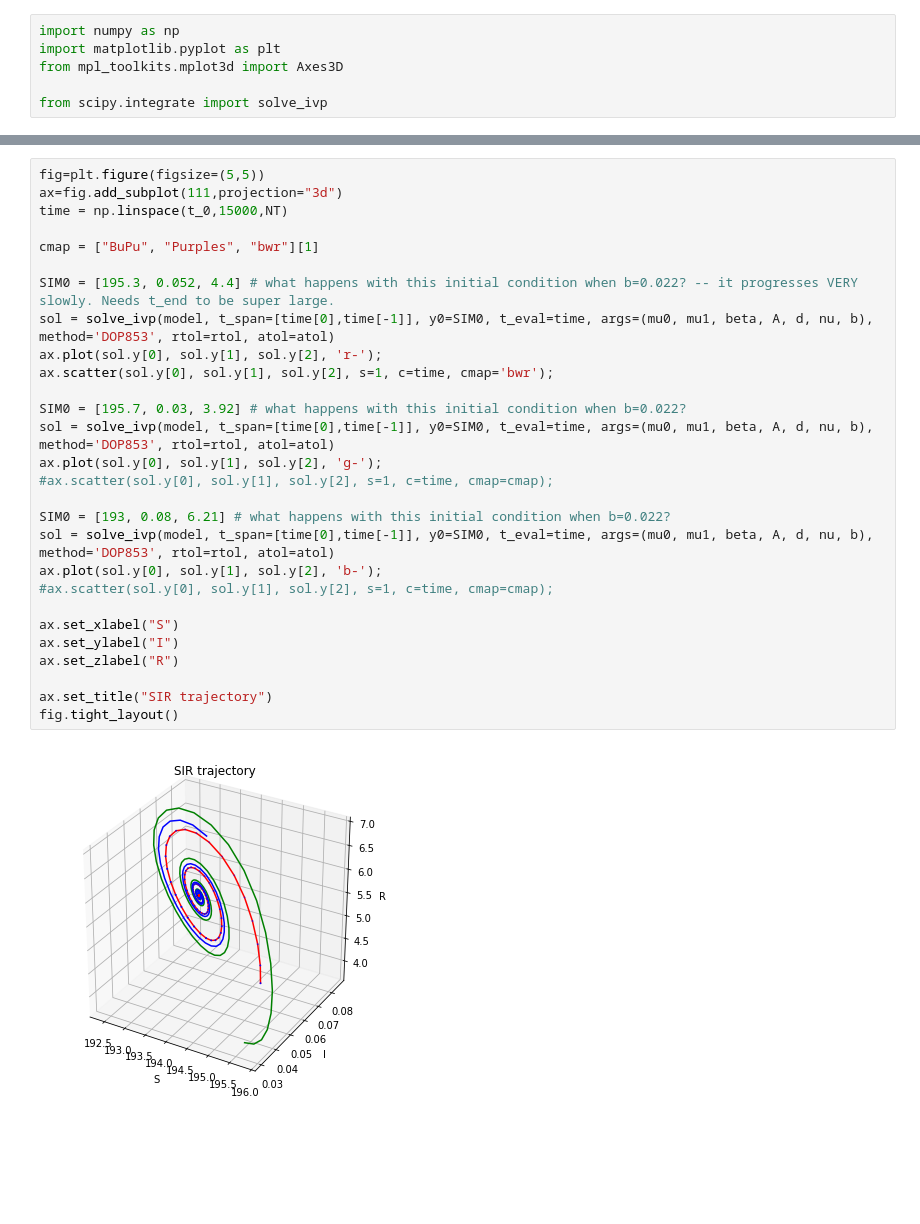
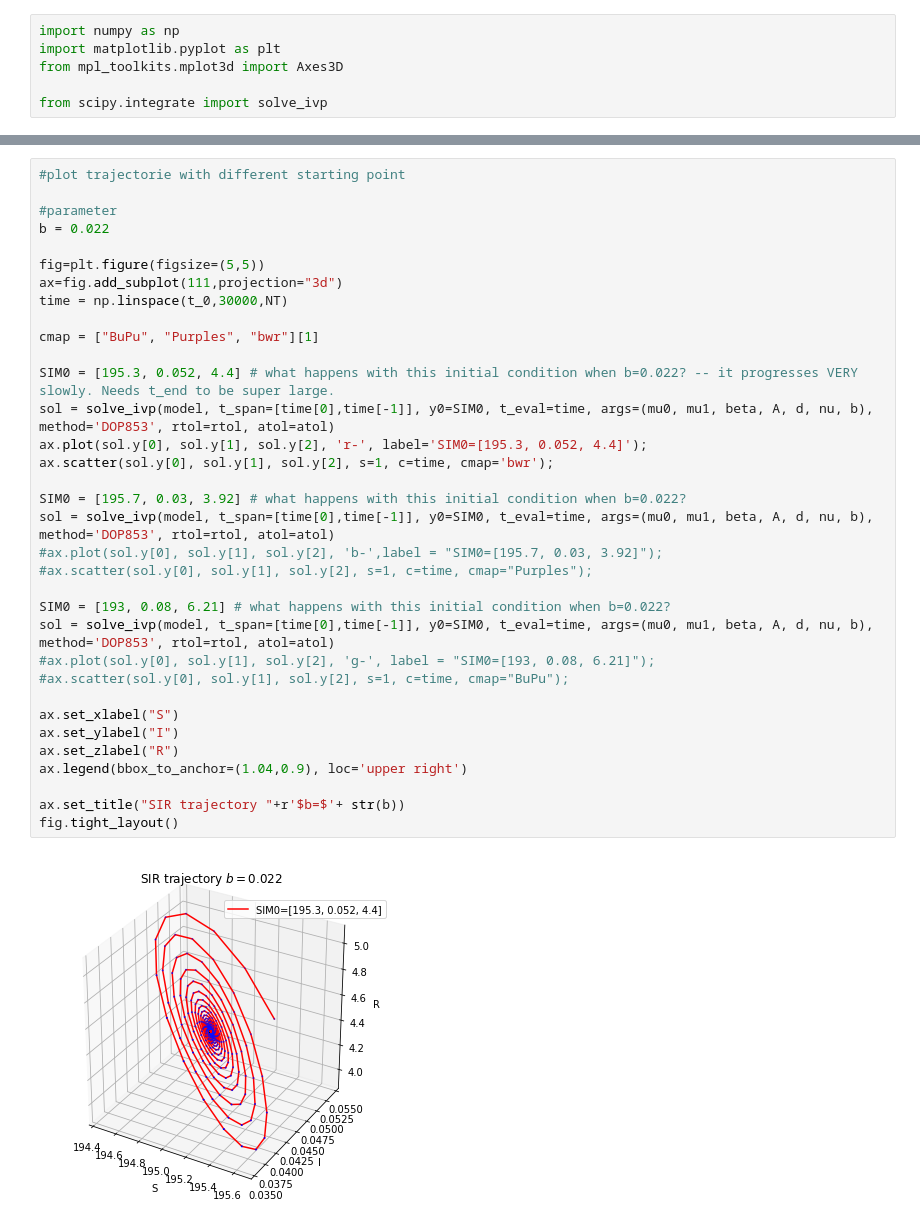
Before and after one commit to JWatter/DynamicalSystems_and_Bifurcation, a Jupyter notebook: source code/task5_sir_bed_model.ipynb, the cells around one changed output, grey strips where cells are left out. Saved outputs shown, nothing was run; the diff lists cells and outputs as text; blank space fills up the shorter version.

```diff
--- a/source code/task5_sir_bed_model.ipynb
+++ b/source code/task5_sir_bed_model.ipynb
@@ -121,32 +123,38 @@ Reproduction number R0= 0.9956709956709958
 Globally asymptotically stable if beta <=d+nu+mu0. This is False
 [figure]
 # %%
+#plot trajectorie with different starting point
+
+#parameter
+b = 0.022
+
 fig=plt.figure(figsize=(5,5))
 ax=fig.add_subplot(111,projection="3d")
-time = np.linspace(t_0,15000,NT)
+time = np.linspace(t_0,30000,NT)
 
 cmap = ["BuPu", "Purples", "bwr"][1]
 
 SIM0 = [195.3, 0.052, 4.4] # what happens with this initial condition when b=0.022? -- it progresses VERY slowly. Needs t_end to be super large.
 sol = solve_ivp(model, t_span=[time[0],time[-1]], y0=SIM0, t_eval=time, args=(mu0, mu1, beta, A, d, nu, b), method='DOP853', rtol=rtol, atol=atol)
-ax.plot(sol.y[0], sol.y[1], sol.y[2], 'r-');
+ax.plot(sol.y[0], sol.y[1], sol.y[2], 'r-', label='SIM0=[195.3, 0.052, 4.4]');
 ax.scatter(sol.y[0], sol.y[1], sol.y[2], s=1, c=time, cmap='bwr');
 
 SIM0 = [195.7, 0.03, 3.92] # what happens with this initial condition when b=0.022?
 sol = solve_ivp(model, t_span=[time[0],time[-1]], y0=SIM0, t_eval=time, args=(mu0, mu1, beta, A, d, nu, b), method='DOP853', rtol=rtol, atol=atol)
-ax.plot(sol.y[0], sol.y[1], sol.y[2], 'g-');
-#ax.scatter(sol.y[0], sol.y[1], sol.y[2], s=1, c=time, cmap=cmap);
+#ax.plot(sol.y[0], sol.y[1], sol.y[2], 'b-',label = "SIM0=[195.7, 0.03, 3.92]");
+#ax.scatter(sol.y[0], sol.y[1], sol.y[2], s=1, c=time, cmap="Purples");
 
 SIM0 = [193, 0.08, 6.21] # what happens with this initial condition when b=0.022?
 sol = solve_ivp(model, t_span=[time[0],time[-1]], y0=SIM0, t_eval=time, args=(mu0, mu1, beta, A, d, nu, b), method='DOP853', rtol=rtol, atol=atol)
-ax.plot(sol.y[0], sol.y[1], sol.y[2], 'b-');
-#ax.scatter(sol.y[0], sol.y[1], sol.y[2], s=1, c=time, cmap=cmap);
+#ax.plot(sol.y[0], sol.y[1], sol.y[2], 'g-', label = "SIM0=[193, 0.08, 6.21]");
+#ax.scatter(sol.y[0], sol.y[1], sol.y[2], s=1, c=time, cmap="BuPu");
 
 ax.set_xlabel("S")
 ax.set_ylabel("I")
 ax.set_zlabel("R")
+ax.legend(bbox_to_anchor=(1.04,0.9), loc='upper right')
 
-ax.set_title("SIR trajectory")
+ax.set_title("SIR trajectory "+r'$b=$'+ str(b))
 fig.tight_layout()
 # %% [output]
-[figure, old version]
+[figure, new version]
```
Also changed, not shown: parts of 2 cells of this notebook.
